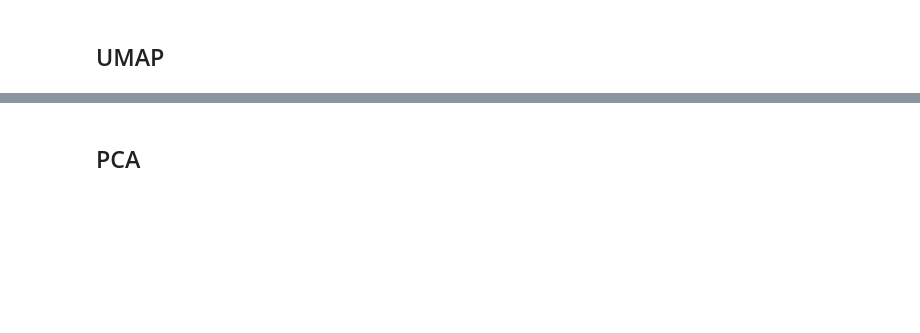
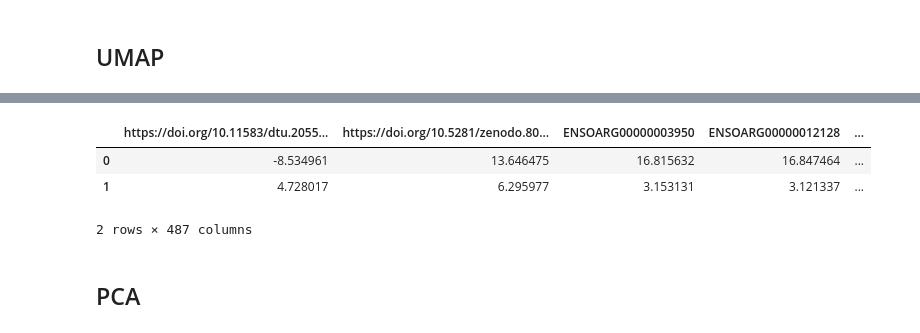
Before and after one commit to tavjo/MDC-Challenge-2025, a Jupyter notebook: notebooks/dim_reduction.ipynb, the cells around one changed output, grey strips where cells are left out. Cells and saved outputs as stored; diff of their text form; code cells hidden in the pictures; blank space fills up the shorter version.

```diff
--- a/notebooks/dim_reduction.ipynb
+++ b/notebooks/dim_reduction.ipynb
@@ -121,5 +121,5 @@ fresh_reducer.datasets = data_fixed  # Pre-load datasets to avoid connection iss
 print(f"Fresh reducer with {len(fresh_reducer.datasets)} pre-loaded datasets")
 
 # Run UMAP reduction with fresh connection
-# res = fresh_reducer.run_umap_reduction(embeddings, n_neighbors=15, min_dist=0.1, n_components=2, random_seed=42)
+res = fresh_reducer.run_umap_reduction(embeddings, n_neighbors=15, min_dist=0.1, n_components=2, random_seed=42)
 # %% [output]
@@ -148,7 +207,12 @@ Fresh reducer with 487 pre-loaded datasets
 # %%
-# import pandas as pd
+import pandas as pd
 
-# res_df = pd.DataFrame(res)
-# res_df
+res_df = pd.DataFrame(res)
+res_df
+# %% [output]
+|  | https://doi.org/10.11583/dtu.2055... | https://doi.org/10.5281/zenodo.80... | ENSOARG00000003950 | ENSOARG00000012128 | ... |
+| 0 | -8.534961 | 13.646475 | 16.815632 | 16.847464 | ... |
+| 1 | 4.728017 | 6.295977 | 3.153131 | 3.121337 | ... |
+2 rows × 487 columns
 # %% [markdown]
 ## PCA
```
Also changed, not shown: parts of 10 cells of this notebook, 14 other files.
